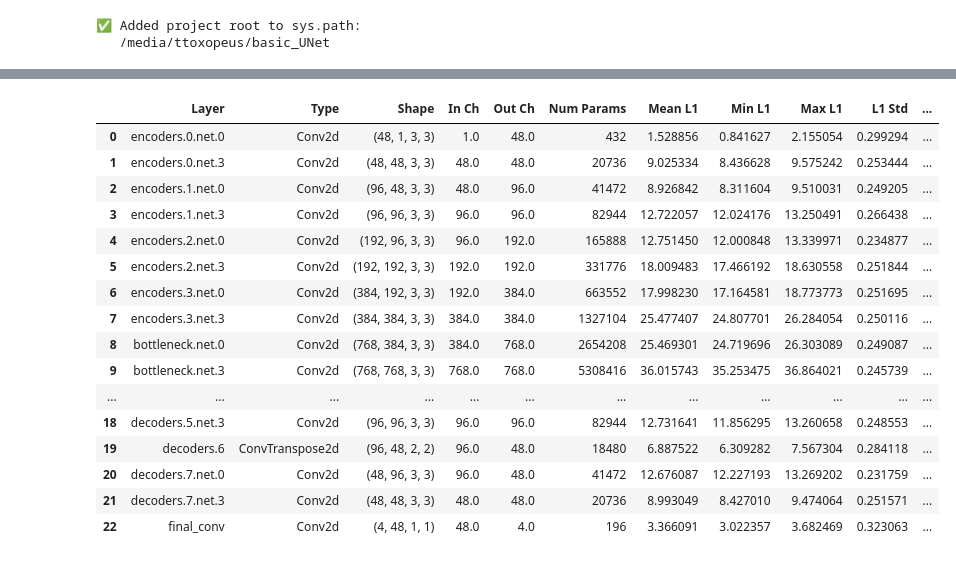
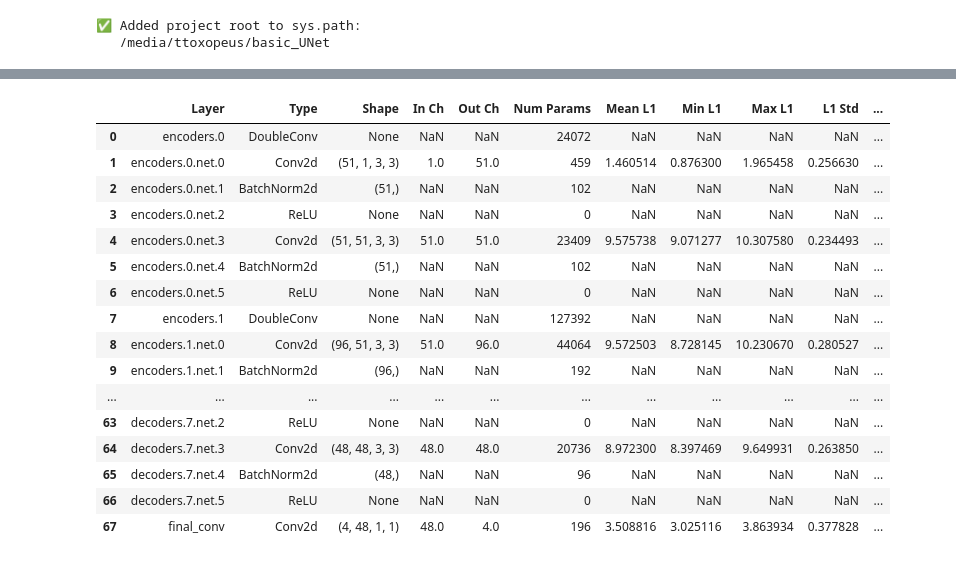
Before and after one commit to TijmenToxopeus/basic_UNet, a Jupyter notebook: src/pruning/pruning_notebook.ipynb, the cells around one changed output, grey strips where cells are left out. Cells and saved outputs as stored; diff of their text form; code cells hidden in the pictures.

```diff
--- a/src/pruning/pruning_notebook.ipynb
+++ b/src/pruning/pruning_notebook.ipynb
@@ -20,7 +21,8 @@ from src.pruning.rebuild import rebuild_pruned_unet, find_prev_conv_name
    /media/ttoxopeus/basic_UNet
 # %%
 # Create baseline model
-model = UNet(in_ch=1, out_ch=4, features=[64, 128, 256, 512])
+model = UNet(in_ch=1, out_ch=4, enc_features=[64, 128, 256, 512])
 df = model_to_dataframe_with_l1(model)
+pd.set_option('display.max_rows', None)
 display(df)
 # %% [output]
@@ -116,29 +145,29 @@ post_ratios = compute_actual_prune_ratios(model, pruned_model)
 # %%
 df_pruned = model_to_dataframe_with_l1(
     pruned_model,
-    remove_nan_layers=True,
+    remove_nan_layers=False,
     block_ratios=block_ratios,
     post_prune_ratios=post_ratios
 )
 display(df_pruned)
 # %% [output]
 |  | Layer | Type | Shape | In Ch | Out Ch | Num Params | Mean L1 | Min L1 | Max L1 | L1 Std | ... |
-| 0 | encoders.0.net.0 | Conv2d | (48, 1, 3, 3) | 1.0 | 48.0 | 432 | 1.528856 | 0.841627 | 2.155054 | 0.299294 | ... |
-| 1 | encoders.0.net.3 | Conv2d | (48, 48, 3, 3) | 48.0 | 48.0 | 20736 | 9.025334 | 8.436628 | 9.575242 | 0.253444 | ... |
-| 2 | encoders.1.net.0 | Conv2d | (96, 48, 3, 3) | 48.0 | 96.0 | 41472 | 8.926842 | 8.311604 | 9.510031 | 0.249205 | ... |
-| 3 | encoders.1.net.3 | Conv2d | (96, 96, 3, 3) | 96.0 | 96.0 | 82944 | 12.722057 | 12.024176 | 13.250491 | 0.266438 | ... |
-| 4 | encoders.2.net.0 | Conv2d | (192, 96, 3, 3) | 96.0 | 192.0 | 165888 | 12.751450 | 12.000848 | 13.339971 | 0.234877 | ... |
-| 5 | encoders.2.net.3 | Conv2d | (192, 192, 3, 3) | 192.0 | 192.0 | 331776 | 18.009483 | 17.466192 | 18.630558 | 0.251844 | ... |
-| 6 | encoders.3.net.0 | Conv2d | (384, 192, 3, 3) | 192.0 | 384.0 | 663552 | 17.998230 | 17.164581 | 18.773773 | 0.251695 | ... |
-| 7 | encoders.3.net.3 | Conv2d | (384, 384, 3, 3) | 384.0 | 384.0 | 1327104 | 25.477407 | 24.807701 | 26.284054 | 0.250116 | ... |
-| 8 | bottleneck.net.0 | Conv2d | (768, 384, 3, 3) | 384.0 | 768.0 | 2654208 | 25.469301 | 24.719696 | 26.303089 | 0.249087 | ... |
-| 9 | bottleneck.net.3 | Conv2d | (768, 768, 3, 3) | 768.0 | 768.0 | 5308416 | 36.015743 | 35.253475 | 36.864021 | 0.245739 | ... |
+| 0 | encoders.0 | DoubleConv | None | NaN | NaN | 24072 | NaN | NaN | NaN | NaN | ... |
+| 1 | encoders.0.net.0 | Conv2d | (51, 1, 3, 3) | 1.0 | 51.0 | 459 | 1.460514 | 0.876300 | 1.965458 | 0.256630 | ... |
+| 2 | encoders.0.net.1 | BatchNorm2d | (51,) | NaN | NaN | 102 | NaN | NaN | NaN | NaN | ... |
+| 3 | encoders.0.net.2 | ReLU | None | NaN | NaN | 0 | NaN | NaN | NaN | NaN | ... |
+| 4 | encoders.0.net.3 | Conv2d | (51, 51, 3, 3) | 51.0 | 51.0 | 23409 | 9.575738 | 9.071277 | 10.307580 | 0.234493 | ... |
+| 5 | encoders.0.net.4 | BatchNorm2d | (51,) | NaN | NaN | 102 | NaN | NaN | NaN | NaN | ... |
+| 6 | encoders.0.net.5 | ReLU | None | NaN | NaN | 0 | NaN | NaN | NaN | NaN | ... |
+| 7 | encoders.1 | DoubleConv | None | NaN | NaN | 127392 | NaN | NaN | NaN | NaN | ... |
+| 8 | encoders.1.net.0 | Conv2d | (96, 51, 3, 3) | 51.0 | 96.0 | 44064 | 9.572503 | 8.728145 | 10.230670 | 0.280527 | ... |
+| 9 | encoders.1.net.1 | BatchNorm2d | (96,) | NaN | NaN | 192 | NaN | NaN | NaN | NaN | ... |
 | ... | ... | ... | ... | ... | ... | ... | ... | ... | ... | ... | ... |
-| 18 | decoders.5.net.3 | Conv2d | (96, 96, 3, 3) | 96.0 | 96.0 | 82944 | 12.731641 | 11.856295 | 13.260658 | 0.248553 | ... |
-| 19 | decoders.6 | ConvTranspose2d | (96, 48, 2, 2) | 96.0 | 48.0 | 18480 | 6.887522 | 6.309282 | 7.567304 | 0.284118 | ... |
-| 20 | decoders.7.net.0 | Conv2d | (48, 96, 3, 3) | 96.0 | 48.0 | 41472 | 12.676087 | 12.227193 | 13.269202 | 0.231759 | ... |
-| 21 | decoders.7.net.3 | Conv2d | (48, 48, 3, 3) | 48.0 | 48.0 | 20736 | 8.993049 | 8.427010 | 9.474064 | 0.251571 | ... |
-| 22 | final_conv | Conv2d | (4, 48, 1, 1) | 48.0 | 4.0 | 196 | 3.366091 | 3.022357 | 3.682469 | 0.323063 | ... |
+| 63 | decoders.7.net.2 | ReLU | None | NaN | NaN | 0 | NaN | NaN | NaN | NaN | ... |
+| 64 | decoders.7.net.3 | Conv2d | (48, 48, 3, 3) | 48.0 | 48.0 | 20736 | 8.972300 | 8.397469 | 9.649931 | 0.263850 | ... |
+| 65 | decoders.7.net.4 | BatchNorm2d | (48,) | NaN | NaN | 96 | NaN | NaN | NaN | NaN | ... |
+| 66 | decoders.7.net.5 | ReLU | None | NaN | NaN | 0 | NaN | NaN | NaN | NaN | ... |
+| 67 | final_conv | Conv2d | (4, 48, 1, 1) | 48.0 | 4.0 | 196 | 3.508816 | 3.025116 | 3.863934 | 0.377828 | ... |
 # %%
 evaluate()
 # %% [output]
```
Also changed, not shown: parts of 5 cells of this notebook, 5 other files.
